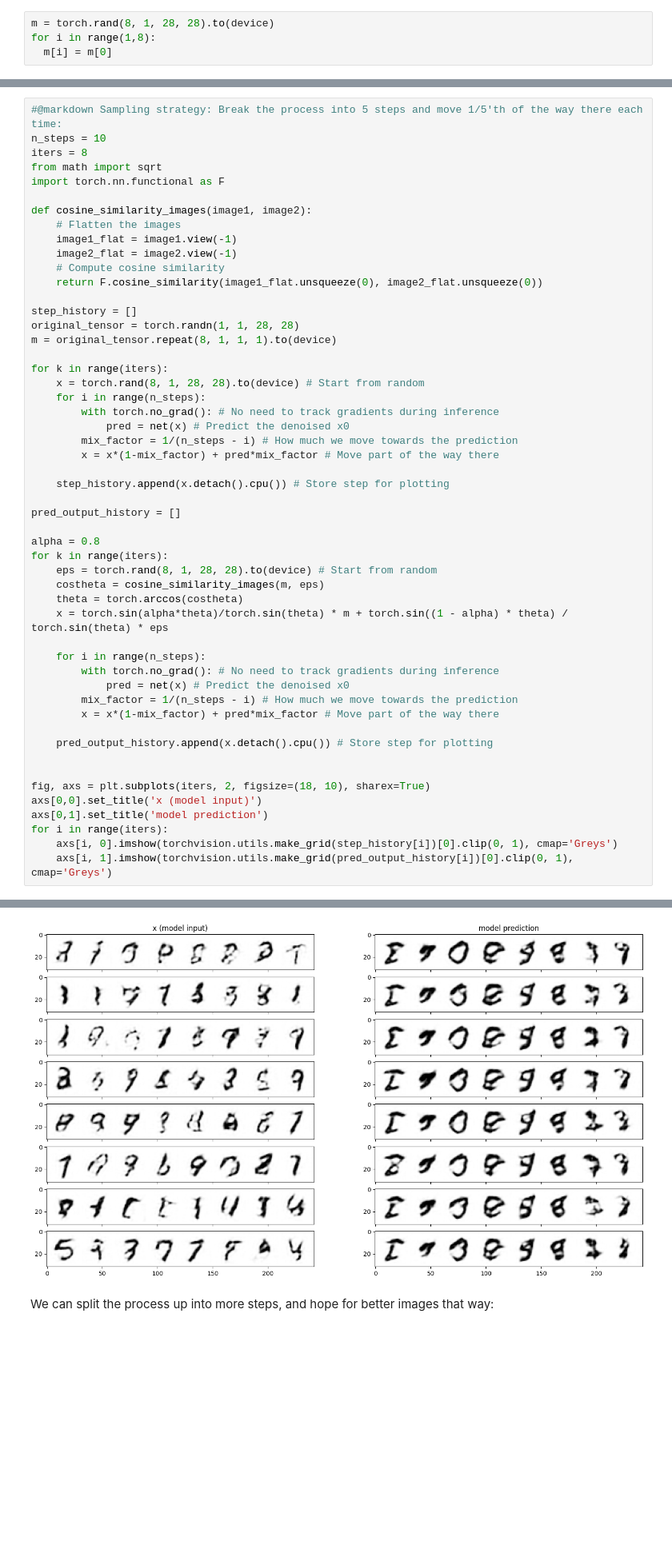
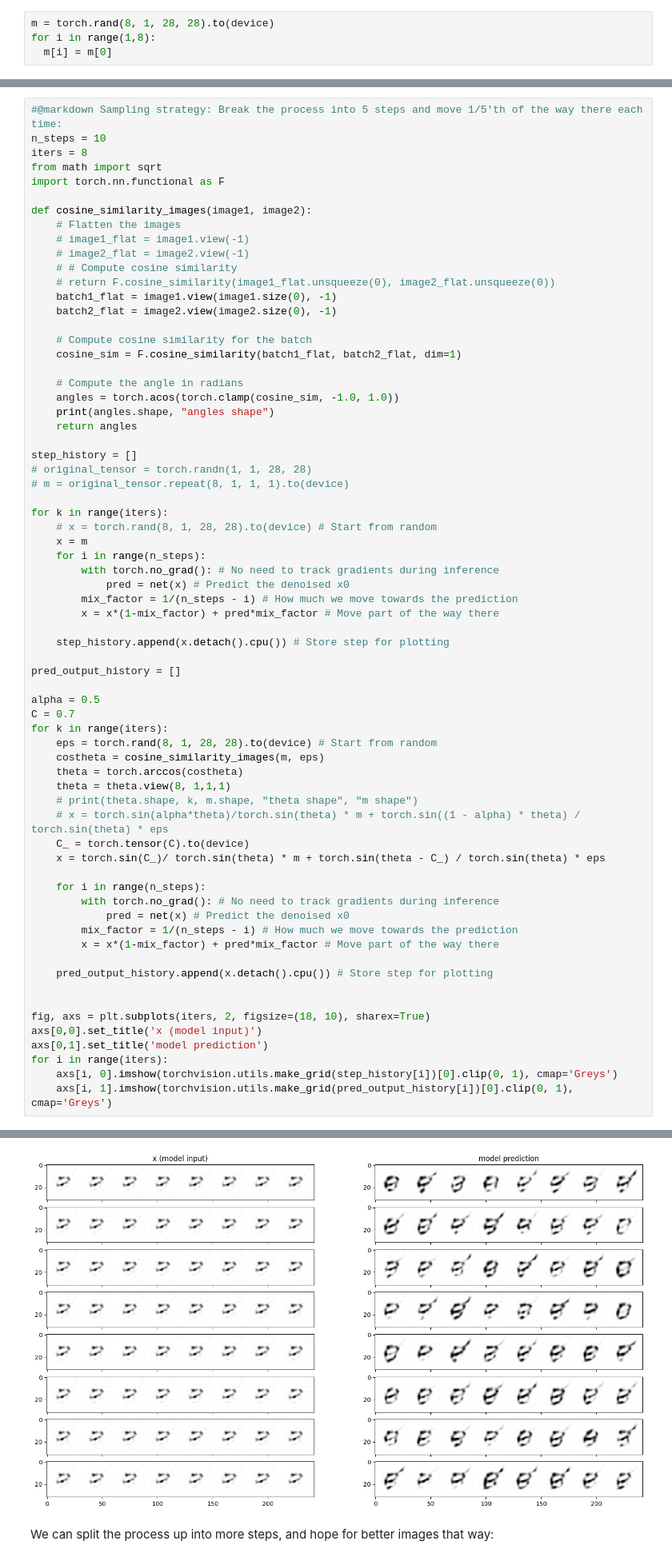
Before and after one commit to efzero/GPython, a Jupyter notebook: unit1/02_diffusion_models_from_scratch.ipynb, the cells around one changed output, grey strips where cells are left out. Shown at 80% size. Saved outputs shown, nothing was run; the diff lists cells and outputs as text; blank space fills up the shorter version.

```diff
--- a/unit1/02_diffusion_models_from_scratch.ipynb
+++ b/unit1/02_diffusion_models_from_scratch.ipynb
@@ -383,17 +383,28 @@ import torch.nn.functional as F
 
 def cosine_similarity_images(image1, image2):
     # Flatten the images
-    image1_flat = image1.view(-1)
-    image2_flat = image2.view(-1)
-    # Compute cosine similarity
-    return F.cosine_similarity(image1_flat.unsqueeze(0), image2_flat.unsqueeze(0))
+    # image1_flat = image1.view(-1)
+    # image2_flat = image2.view(-1)
+    # # Compute cosine similarity
+    # return F.cosine_similarity(image1_flat.unsqueeze(0), image2_flat.unsqueeze(0))
+    batch1_flat = image1.view(image1.size(0), -1)
+    batch2_flat = image2.view(image2.size(0), -1)
+
+    # Compute cosine similarity for the batch
+    cosine_sim = F.cosine_similarity(batch1_flat, batch2_flat, dim=1)
+
+    # Compute the angle in radians
+    angles = torch.acos(torch.clamp(cosine_sim, -1.0, 1.0))
+    print(angles.shape, "angles shape")
+    return angles
 
 step_history = []
-original_tensor = torch.randn(1, 1, 28, 28)
-m = original_tensor.repeat(8, 1, 1, 1).to(device)
+# original_tensor = torch.randn(1, 1, 28, 28)
+# m = original_tensor.repeat(8, 1, 1, 1).to(device)
 
 for k in range(iters):
-    x = torch.rand(8, 1, 28, 28).to(device) # Start from random
+    # x = torch.rand(8, 1, 28, 28).to(device) # Start from random
+    x = m
     for i in range(n_steps):
         with torch.no_grad(): # No need to track gradients during inference
             pred = net(x) # Predict the denoised x0
@@ -404,12 +415,17 @@ for k in range(iters):
 
 pred_output_history = []
 
-alpha = 0.8
+alpha = 0.5
+C = 0.7
 for k in range(iters):
     eps = torch.rand(8, 1, 28, 28).to(device) # Start from random
     costheta = cosine_similarity_images(m, eps)
     theta = torch.arccos(costheta)
-    x = torch.sin(alpha*theta)/torch.sin(theta) * m + torch.sin((1 - alpha) * theta) / torch.sin(theta) * eps
+    theta = theta.view(8, 1,1,1)
+    # print(theta.shape, k, m.shape, "theta shape", "m shape")
+    # x = torch.sin(alpha*theta)/torch.sin(theta) * m + torch.sin((1 - alpha) * theta) / torch.sin(theta) * eps
+    C_ = torch.tensor(C).to(device)
+    x = torch.sin(C_)/ torch.sin(theta) * m + torch.sin(theta - C_) / torch.sin(theta) * eps
 
     for i in range(n_steps):
         with torch.no_grad(): # No need to track gradients during inference
@@ -430,4 +462,4 @@ for i in range(iters):
-[figure, old version]
+[figure, new version]
 # %% [markdown]
 We can split the process up into more steps, and hope for better images that way:
 # %%
```
Also changed, not shown: parts of 6 cells of this notebook.
